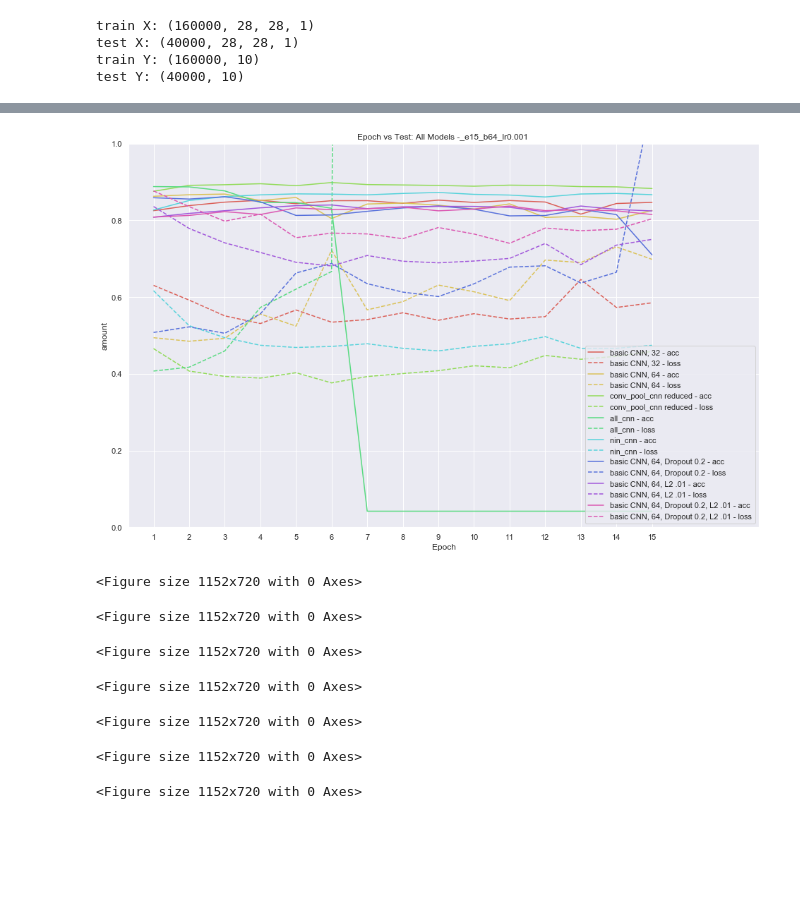
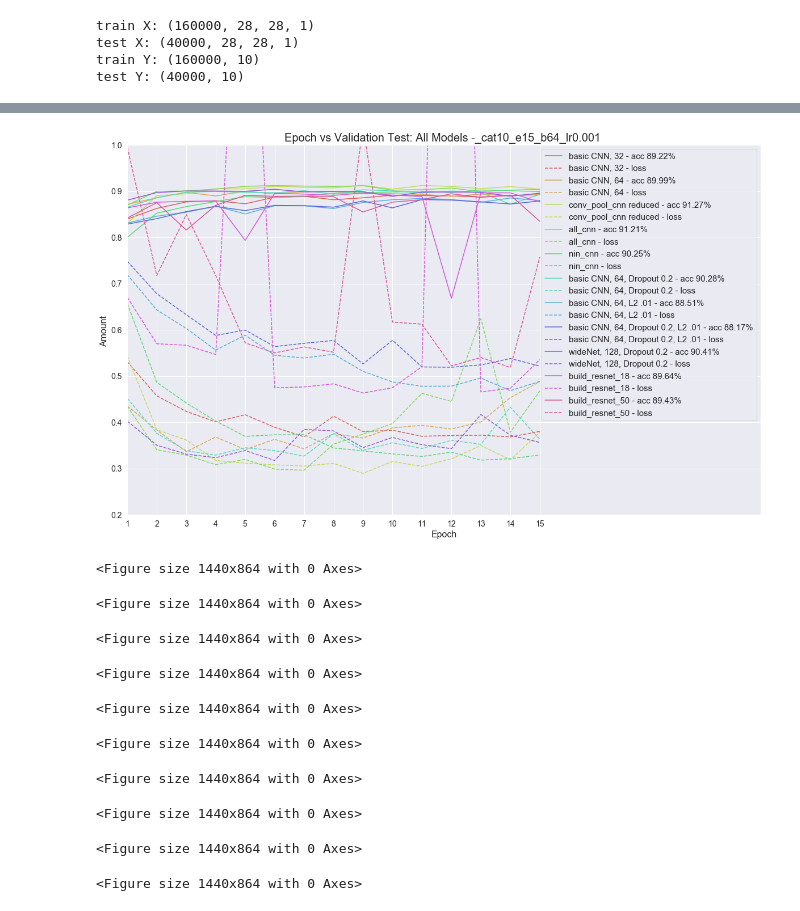
Before and after one commit to adhocmaster/doodleNumpy, a Jupyter notebook: trainTestSaveModels.ipynb, the cells around one changed output, grey strips where cells are left out. Saved outputs shown, nothing was run; the diff lists cells and outputs as text; code cells hidden in the pictures; blank space fills up the shorter version.

Commit message:
final scripts. saved models and results dirty

```diff
--- a/trainTestSaveModels.ipynb
+++ b/trainTestSaveModels.ipynb
@@ -8,8 +9,8 @@ WARNING:root:ResNet loaded
 WARNING:root:ResnetBuilder loaded
 # %%
 # model numbers to retrain, set to false or blank if you want to retrain all the models in DoodleModels. Strictly a list of integers
-#trainOnlyModels = [1,2,3,4,5,6,7,8]
-trainOnlyModels = [10]
+trainOnlyModels = [1,2,3,4,5,6,7,8,9,10,11]
+#trainOnlyModels = [10]
 saveModels = True
 # %%
 # #data preparation
@@ -52,7 +53,7 @@ test X: (40000, 28, 28, 1)
 train Y: (160000, 10)
 test Y: (40000, 10)
 # %%
-epochSize = 5
+epochSize = 15
 batchSize = 64
 learningRate = 0.001
 confStr = "_cat" + str( categoriesLen ) + "_e" + str( epochSize ) + "_b" + str( batchSize ) + "_lr" + str( learningRate ) + " "
@@ -100,39 +102,44 @@ Epoch 1/5
 # %%
 #print all model graph
 plt.close()
 colorPalette = sns.color_palette("hls", len( histories ) )
 colorIndex = 0
 for ( model, history, testLoss, testAcc ) in histories:
     epochX = np.arange( len( history.epoch ) ) + 1
-    fig = plt.figure( figsize=( 16, 10 ) )
+    fig = plt.figure( figsize=( 20, 12 ) )
     plt.figure(1)
-
     if 'val_loss' in history.history:
-        plt.plot( epochX, history.history['val_categorical_accuracy'], color = colorPalette[ colorIndex] , label = model.name + " - acc" )
+        maxAcc = max( history.history['val_categorical_accuracy'] )
+        plt.plot( epochX, history.history['val_categorical_accuracy'], color = colorPalette[ colorIndex] , label = model.name + " - acc " + str( round( maxAcc * 100, 2 ) ) + "%" )
         plt.plot( epochX, history.history['val_loss'], color = colorPalette[ colorIndex], label = model.name + " - loss", linestyle = '--' )
     else:
-        plt.plot( epochX, history.history['categorical_accuracy'], color = colorPalette[ colorIndex] , label = model.name + " - acc" )
+        maxAcc = max( history.history['categorical_accuracy'] )
+        plt.plot( epochX, history.history['categorical_accuracy'], color = colorPalette[ colorIndex] , label = model.name + " - acc" +  str( round( maxAcc * 100, 2 ) ) + "%" )
         plt.plot( epochX, history.history['loss'], color = colorPalette[ colorIndex], label = model.name + " - loss", linestyle = '--' )
 
-    plt.title( 'Epoch vs Test: All Models -' + confStr )
-    plt.xlabel( "Epoch" )
-    plt.ylabel( "amount" )
-    plt.xticks( epochX )
-    plt.xlim( right = len( history.epoch ) * 1.2 )
-    plt.ylim( 0, 1 )
-    plt.legend()
+    plt.title( 'Epoch vs Validation Test: All Models -' + confStr, fontsize=20 )
+    plt.xlabel( "Epoch", fontsize=16 )
+    plt.ylabel( "Amount ", fontsize=16 )
+    plt.xticks( epochX, fontsize=14 )
+    plt.yticks( fontsize=14 )
+    plt.xlim( left = 1, right = len( history.epoch ) * 1.5 )
+    plt.ylim( 0.2, 1 )
+    plt.legend(fontsize=15)
     colorIndex = colorIndex + 1
 
 allPath =  modelGraphDirectory + "all_" + confStr + datetime.now().strftime( "%Y-%M-%d %Hh%Mm%Ss" ) + ".png"
 plt.savefig( allPath )
 # %% [output]
-[figure, old version]
+[figure, new version]
-<Figure size 1152x720 with 0 Axes>
+<Figure size 1440x864 with 0 Axes>
-<Figure size 1152x720 with 0 Axes>
+<Figure size 1440x864 with 0 Axes>
-<Figure size 1152x720 with 0 Axes>
+<Figure size 1440x864 with 0 Axes>
-<Figure size 1152x720 with 0 Axes>
+<Figure size 1440x864 with 0 Axes>
-<Figure size 1152x720 with 0 Axes>
+<Figure size 1440x864 with 0 Axes>
-<Figure size 1152x720 with 0 Axes>
+<Figure size 1440x864 with 0 Axes>
-<Figure size 1152x720 with 0 Axes>
+<Figure size 1440x864 with 0 Axes>
+<Figure size 1440x864 with 0 Axes>
+<Figure size 1440x864 with 0 Axes>
+<Figure size 1440x864 with 0 Axes>
 # %%
 ResnetBuilder
```
Also changed, not shown: parts of 3 cells of this notebook, 3 other files.
